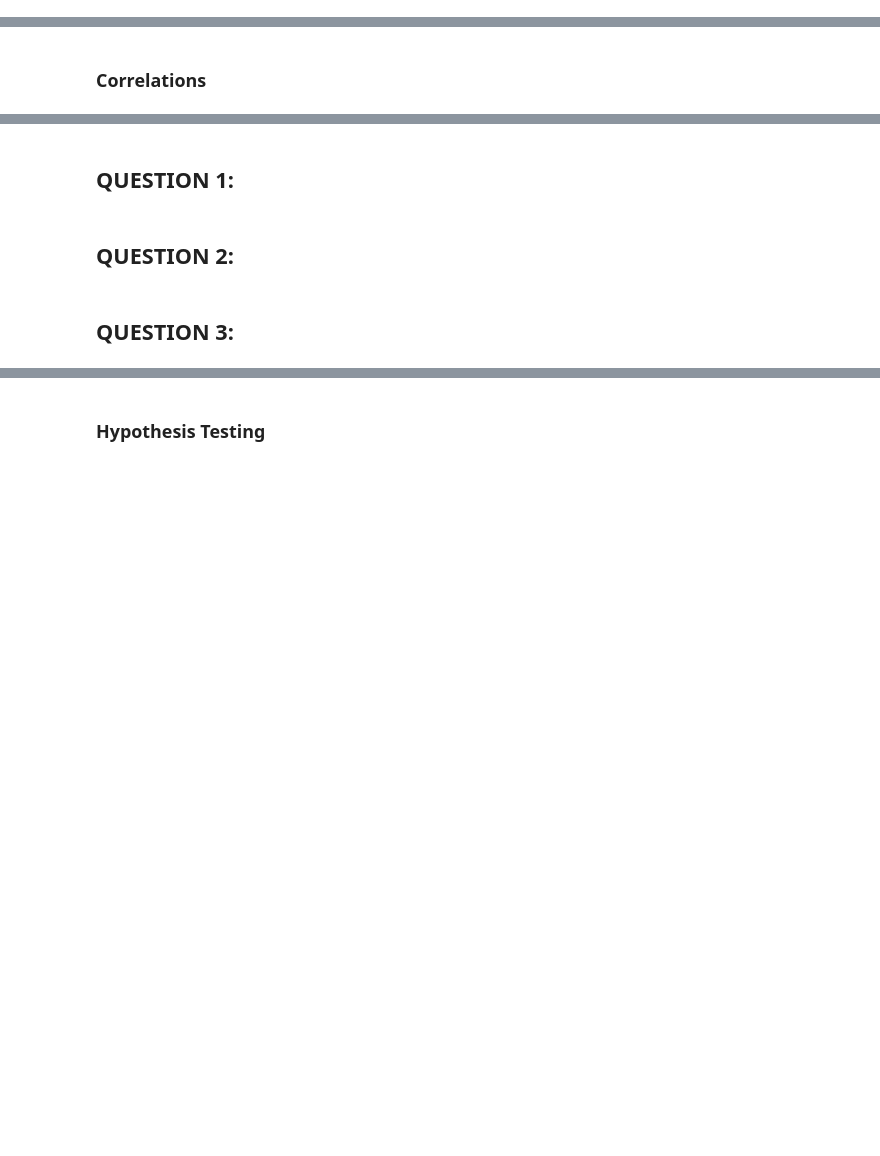
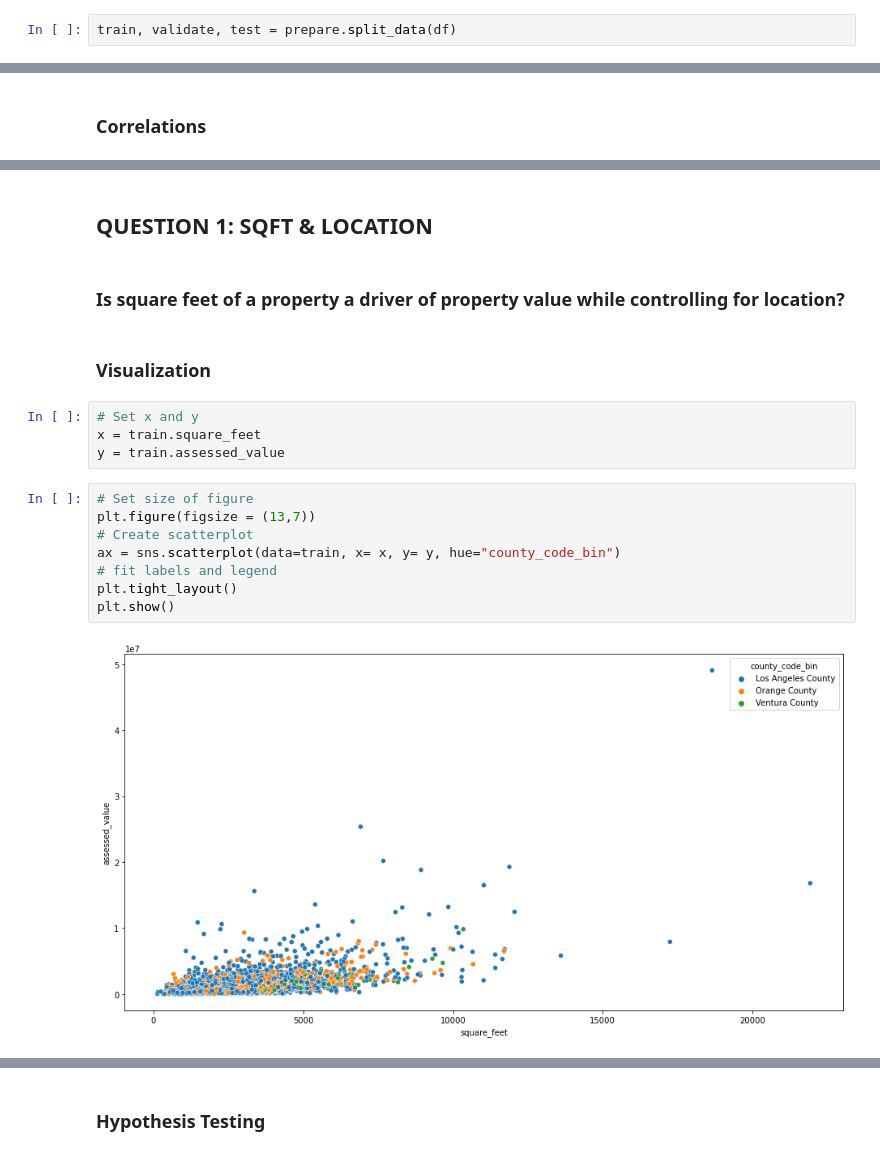
Before and after one commit to rachelrobbinsmayhill/regression-project, a Jupyter notebook: Final_Report.ipynb, the cells around one changed output, grey strips where cells are left out. Cells and saved outputs as stored; diff of their text form; blank space fills up the shorter version.

```diff
--- a/Final_Report.ipynb
+++ b/Final_Report.ipynb
@@ -106,0 +130,2 @@ df.shape
+# %%
+train, validate, test = prepare.split_data(df)
@@ -115,6 +183,20 @@ df.shape
 # %% [markdown]
-## QUESTION 1:
+## QUESTION 1: SQFT & LOCATION
-# %% [markdown]
-## QUESTION 2:
-# %% [markdown]
-## QUESTION 3:
+# %% [markdown]
+### Is square feet of a property a driver of property value while controlling for location?
+# %% [markdown]
+### Visualization
+# %%
+# Set x and y
+x = train.square_feet
+y = train.assessed_value
+# %%
+# Set size of figure
+plt.figure(figsize = (13,7))
+# Create scatterplot
+ax = sns.scatterplot(data=train, x= x, y= y, hue="county_code_bin")
+# fit labels and legend
+plt.tight_layout()
+plt.show()
+# %% [output]
+[figure, added]
```
Also changed, not shown: parts of 77 cells of this notebook.
